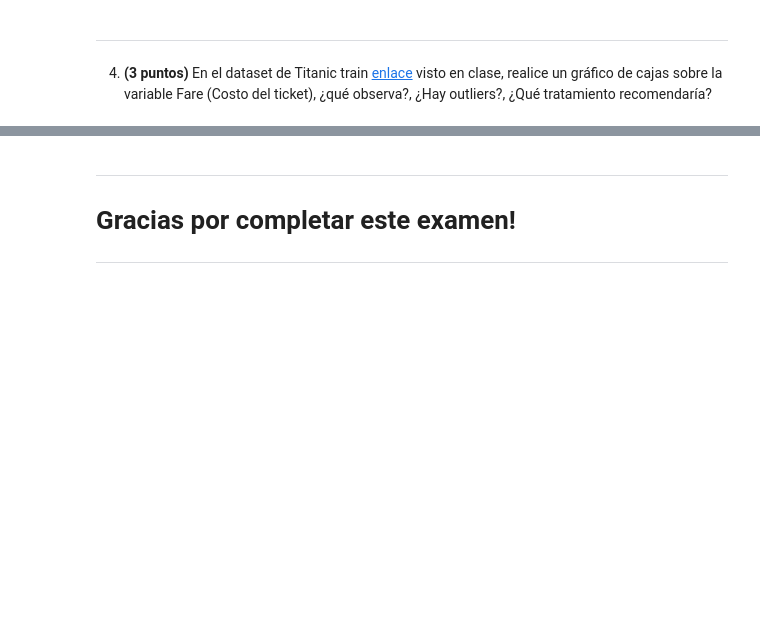
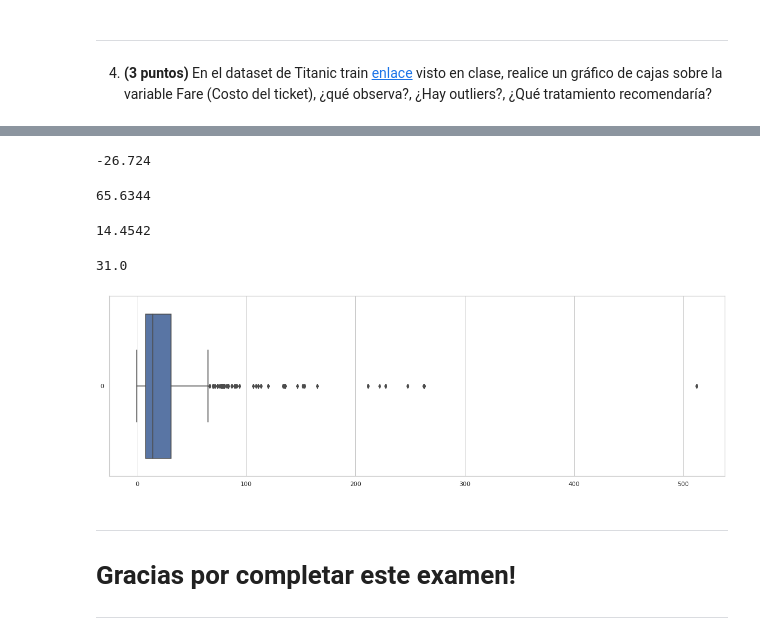
Before and after one commit to 3p3r4lt4/3p3r4lt4, a Jupyter notebook: Examen/examen_final_python_intermedio.ipynb, the cells around one changed output, grey strips where cells are left out. Cells and saved outputs as stored; diff of their text form; code cells hidden in the pictures; blank space fills up the shorter version.

```diff
--- a/Examen/examen_final_python_intermedio.ipynb
+++ b/Examen/examen_final_python_intermedio.ipynb
@@ -418,3 +457,6 @@ KeyError: ignored
 ---
 
 4. **(3 puntos)** En el dataset de Titanic train [enlace](https://www.kaggle.com/c/titanic/overview) visto en clase, realice un gráfico de cajas sobre la variable Fare (Costo del ticket), ¿qué observa?, ¿Hay outliers?, ¿Qué tratamiento recomendaría?
+# %%
+#Leyendo archivo csv caso titanic
+pddf = pd.read_csv('train.csv' , delimiter=',')
@@ -421,3 +496,24 @@ KeyError: ignored
+# %%
+LI
+# %% [output]
+-26.724
+# %%
+LS
+# %% [output]
+65.6344
+# %%
+Me
+# %% [output]
+14.4542
+# %%
+Q3
+# %% [output]
+31.0
+# %%
+sns.set_theme(style="whitegrid")
+ax = sns.boxplot(data=pddf.Fare, orient="h")
+# %% [output]
+[figure, added]
 # %% [markdown]
 ---
 
```
Also changed, not shown: parts of 27 cells of this notebook.
